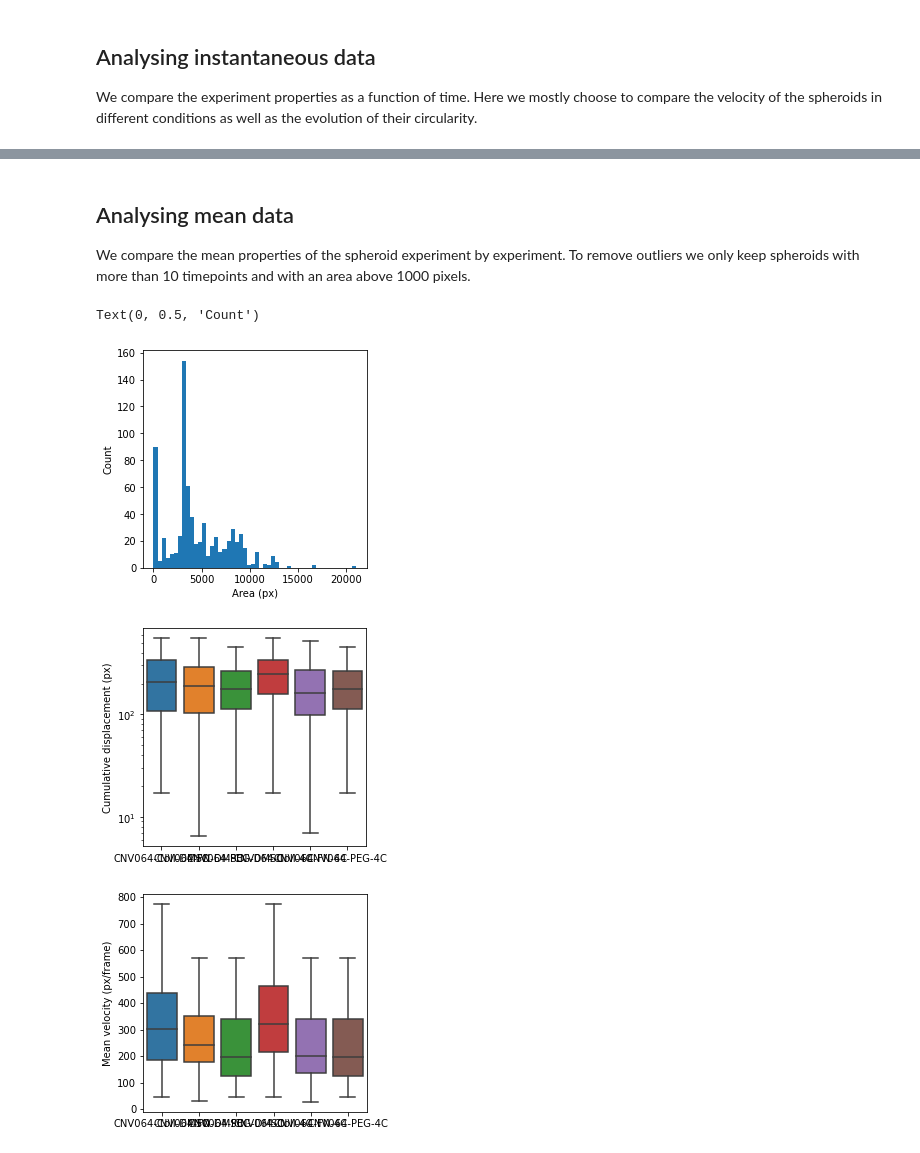
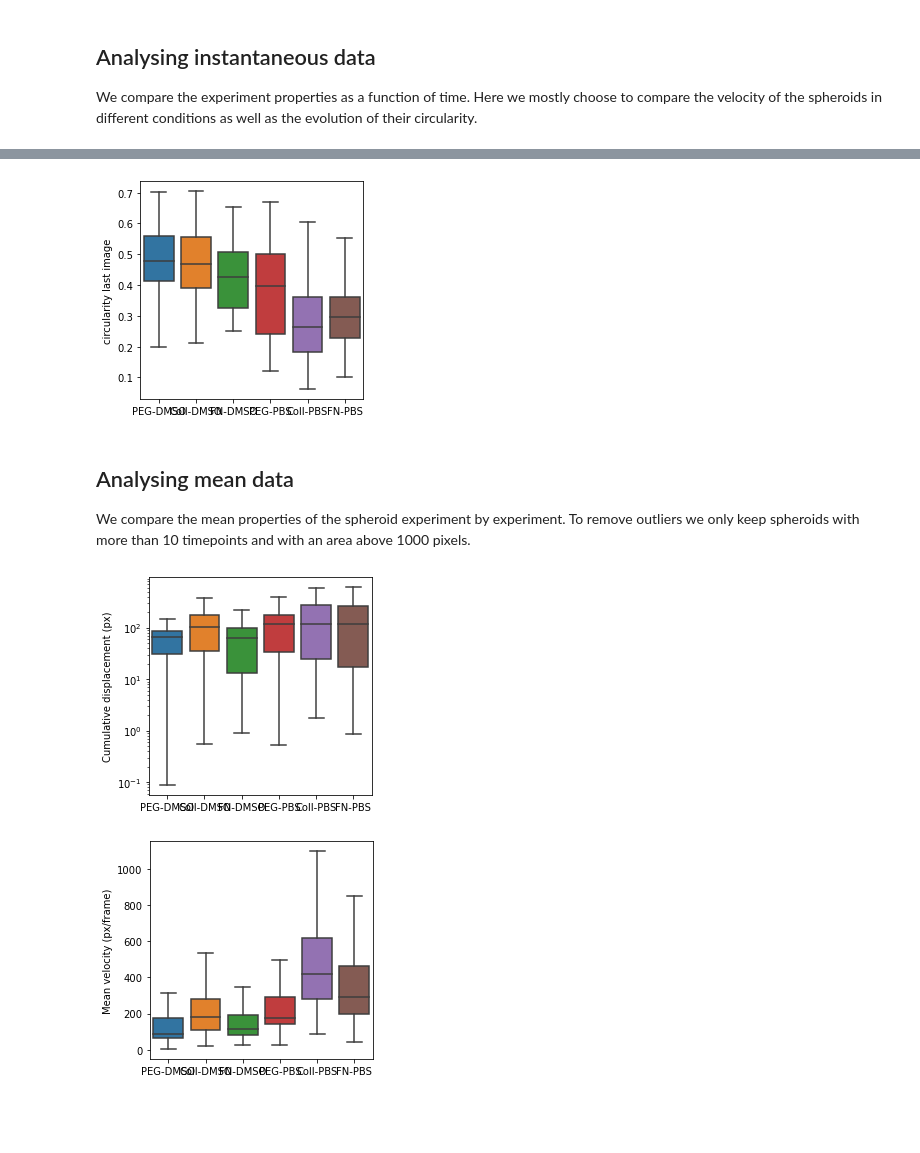
Before and after one commit to CNguyenVigouroux/organoid_tracking, a Jupyter notebook: analyse_migration_patterns.ipynb, the cells around one changed output, grey strips where cells are left out. Cells and saved outputs as stored; diff of their text form; code cells hidden in the pictures; blank space fills up the shorter version.

```diff
--- a/analyse_migration_patterns.ipynb
+++ b/analyse_migration_patterns.ipynb
@@ -68,3 +71,17 @@ Text(0, 0.5, 'Circularity')
+# %%
+fig, ax = plt.subplots(figsize=(4, 4))
+
+sns.boxplot(x='experiment_conditions',
+    y='circularity',
+    data=velocity_stats[velocity_stats.frame > velocity_stats.frame.max()-1],
+    ax=ax,
+    showfliers=False)
+
+ax.set_ylabel('circularity last image')
+ax.set_xlabel('')
+plt.savefig(os.path.join(experiment_analysis_image_dir, experiment_to_analyse + '_' + 'circularities_last_image.pdf'))
+# %% [output]
+[figure, added]
 # %% [markdown]
 ## Analysing mean data
 
@@ -85,11 +88,0 @@ for expname in experiment_names:
-# %%
-# we plot a histogram of the area of the cells
-
-fig, ax = plt.subplots(figsize=(4, 4))
-
-plt.hist(organoid_frame['area'], bins=50)
-ax.set_xlabel('Area (px)')
-ax.set_ylabel('Count')
-# %% [output]
-Text(0, 0.5, 'Count')
-[figure, removed]
@@ -99,33 +89,33 @@ organoid_frame = organoid_frame[(organoid_frame['area'] > 1000) &
 # %%
 fig, ax = plt.subplots(figsize=(4, 4))
 
-sns.boxplot(x='experiment',
+sns.boxplot(x='experiment_conditions',
     y='cumulative_displacement',
-    data=organoid_frame,
+    data=organoid_statistics,
     ax=ax,
     showfliers=False)
 
 ax.set_yscale('log')
 ax.set_ylabel('Cumulative displacement (px)')
 ax.set_xlabel('')
-plt.show()
+plt.savefig(os.path.join(experiment_analysis_image_dir, experiment_to_analyse + '_' + 'cumulative_displacement.pdf'))
 # %% [output]
-[figure, old version]
+[figure, new version]
 # %%
 
 fig, ax = plt.subplots(figsize=(4, 4))
 
-sns.boxplot(x='experiment',
+sns.boxplot(x='experiment_conditions',
     y='velocity_mean',
-    data=organoid_frame,
+    data=organoid_statistics,
     ax=ax,
     showfliers=False)
 
 ax.set_ylabel('Mean velocity (px/frame)')
 ax.set_xlabel('')
-plt.show()
+plt.savefig(os.path.join(experiment_analysis_image_dir, experiment_to_analyse + '_' + 'mean_velocity.pdf'))
 # %% [output]
-[figure, old version]
+[figure, new version]
 # %%
 
 fig, ax = plt.subplots(figsize=(4, 4))
```
Also changed, not shown: parts of 10 cells of this notebook.
